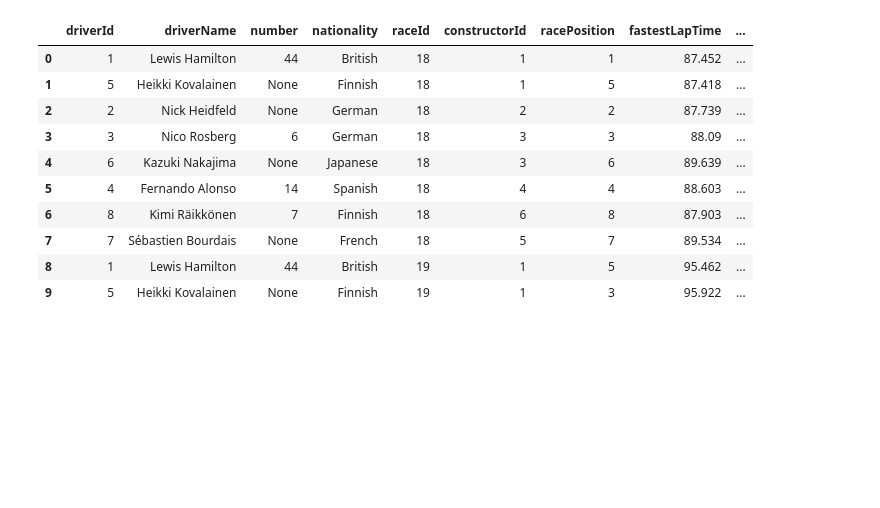
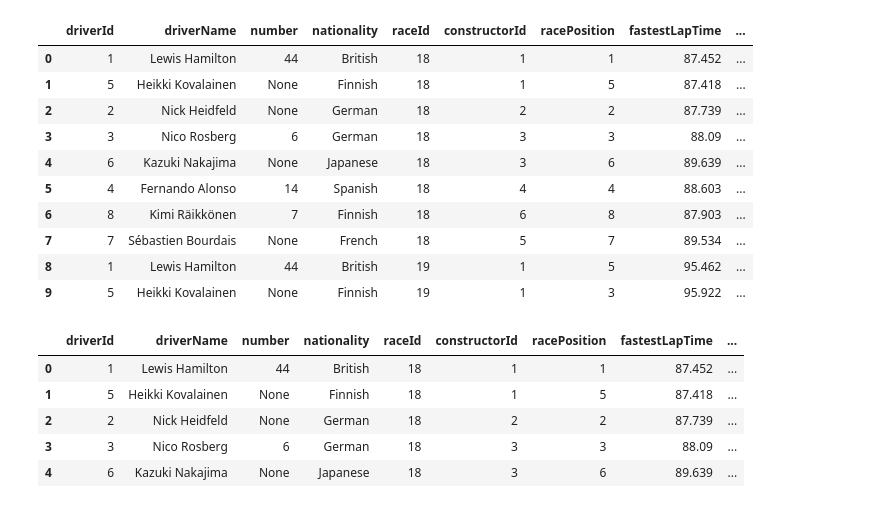
Before and after one commit to abcdefg781/f1.github.io, a Jupyter notebook: Driver History.ipynb, the cells around one changed output. Drawn from its saved outputs; the diff is of its cells as text; code cells hidden in the pictures; blank space fills up the shorter version.

```diff
--- a/Driver History.ipynb
+++ b/Driver History.ipynb
@@ -100,3 +100,14 @@ df_5.head(10)
 | 7 | 7 | Sébastien Bourdais | None | French | 18 | 5 | 7 | 89.534 | ... |
 | 8 | 1 | Lewis Hamilton | 44 | British | 19 | 1 | 5 | 95.462 | ... |
 | 9 | 5 | Heikki Kovalainen | None | Finnish | 19 | 1 | 3 | 95.922 | ... |
+# %%
+df_minlap = pd.read_csv("./f1db_csv/min_laps.csv")
+df_5 = df_5.merge(df_minlap,on='raceId')
+df_5.head()
+# %% [output]
+|  | driverId | driverName | number | nationality | raceId | constructorId | racePosition | fastestLapTime | ... |
+| 0 | 1 | Lewis Hamilton | 44 | British | 18 | 1 | 1 | 87.452 | ... |
+| 1 | 5 | Heikki Kovalainen | None | Finnish | 18 | 1 | 5 | 87.418 | ... |
+| 2 | 2 | Nick Heidfeld | None | German | 18 | 2 | 2 | 87.739 | ... |
+| 3 | 3 | Nico Rosberg | 6 | German | 18 | 3 | 3 | 88.09 | ... |
+| 4 | 6 | Kazuki Nakajima | None | Japanese | 18 | 3 | 6 | 89.639 | ... |
```
Also changed, not shown: parts of 4 cells of this notebook, 2 other files.
